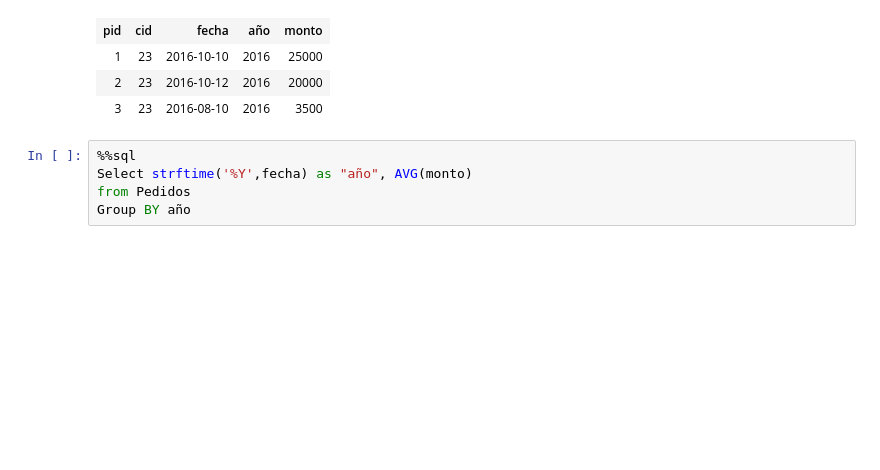
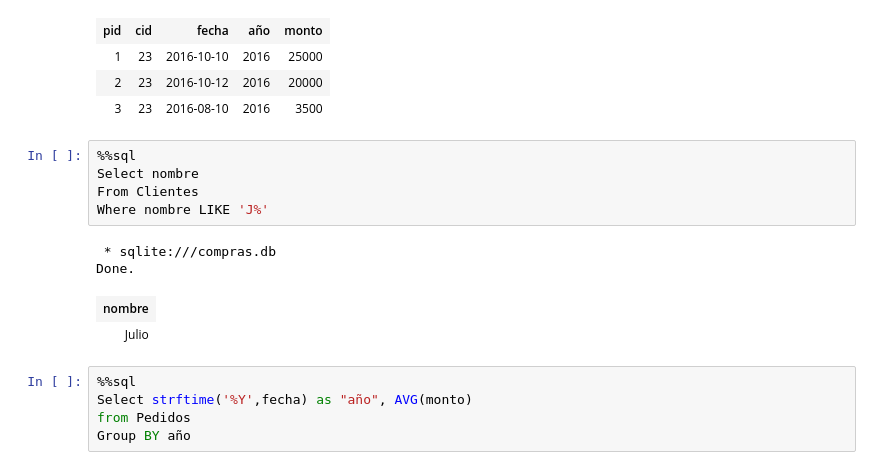
Before and after one commit to dr-Maker/UANDES-PYTHON-BASE-DE-DATOS, a Jupyter notebook: UANDES/Modulo3/baseDatos2.ipynb, the cells around one changed output. Saved outputs shown, nothing was run; the diff lists cells and outputs as text; blank space fills up the shorter version.

```diff
--- a/UANDES/Modulo3/baseDatos2.ipynb
+++ b/UANDES/Modulo3/baseDatos2.ipynb
@@ -29,6 +29,16 @@ Done.
 | 1 | 23 | 2016-10-10 | 2016 | 25000 |
 | 2 | 23 | 2016-10-12 | 2016 | 20000 |
 | 3 | 23 | 2016-08-10 | 2016 | 3500 |
+# %%
+%%sql
+Select nombre
+From Clientes
+Where nombre LIKE 'J%'
+# %% [output]
+ * sqlite:///compras.db
+Done.
+| nombre |
+| Julio |
 # %%
 %%sql
 Select strftime('%Y',fecha) as "año", AVG(monto)
```
Also changed, not shown: parts of 1 cell of this notebook, 3 other files.
